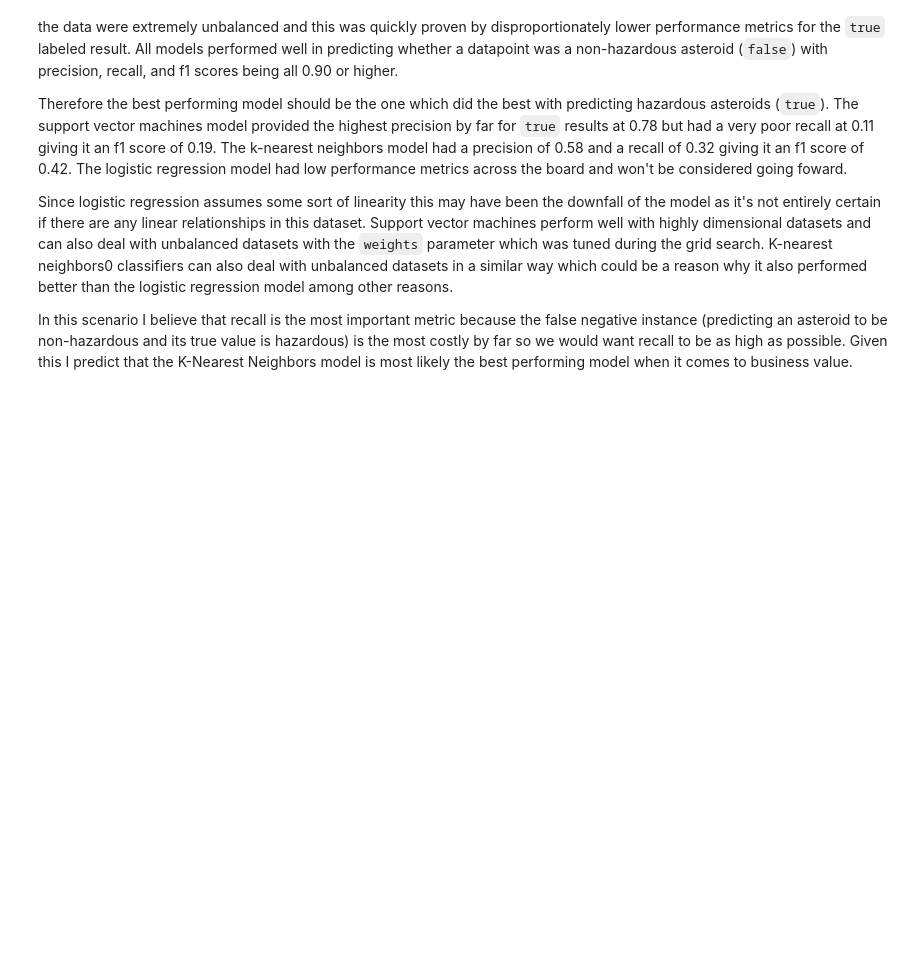
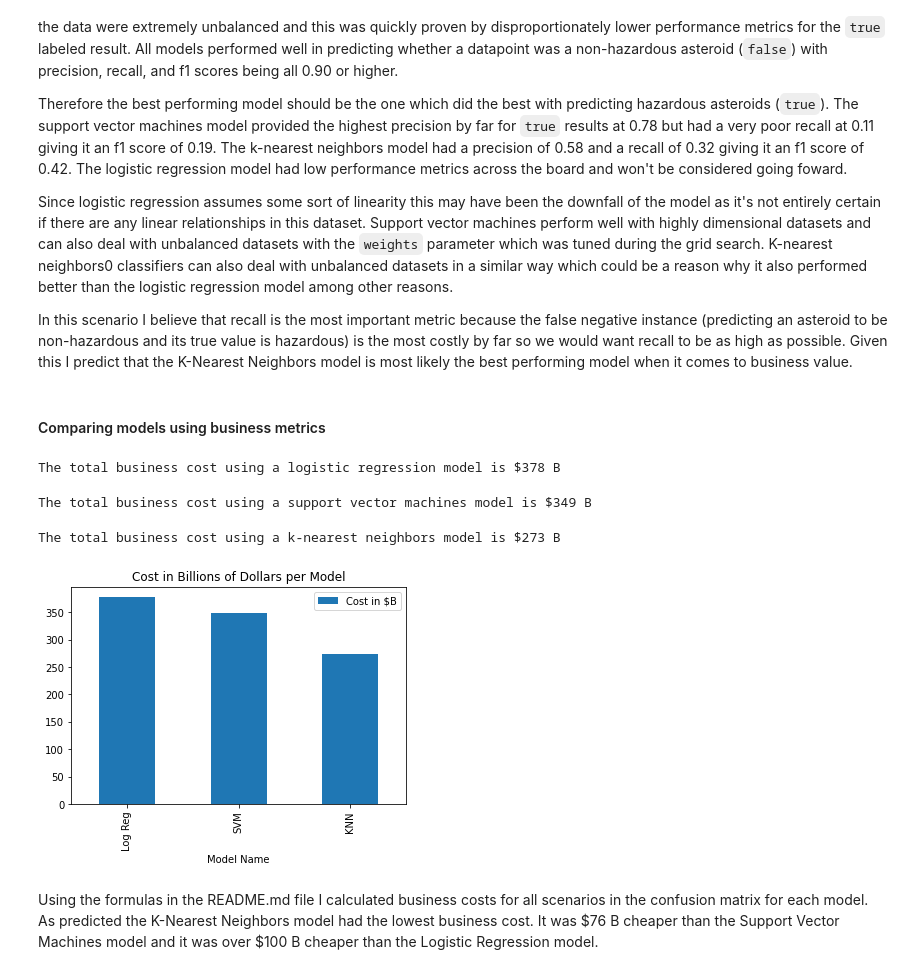
Before and after one commit to samarakoon-ryan/NASA-nearest-earth-objects-modeling, a Jupyter notebook: project_notebook.ipynb, the cells around one changed output. Drawn from its saved outputs; the diff is of its cells as text; code cells hidden in the pictures; blank space fills up the shorter version.

Commit message:
Compared models using business metrics

```diff
--- a/project_notebook.ipynb
+++ b/project_notebook.ipynb
@@ -698,3 +698,55 @@ Since logistic regression assumes some sort of linearity this may have been the
 
 
 In this scenario I believe that recall is the most important metric because the false negative instance (predicting an asteroid to be non-hazardous and its true value is hazardous) is the most costly by far so we would want recall to be as high as possible. Given this I predict that the K-Nearest Neighbors model is most likely the best performing model when it comes to business value.
+# %% [markdown]
+#### Comparing models using business metrics
+# %%
+# Logistic Regression Business Costs
+
+lr_true_non = 10
+lr_false_non = 10 + (5*(lr_cm[0][1]))
+lr_false_haz = 10 + (100*(lr_cm[1][0]))
+lr_true_haz = 10 + (5*(lr_cm[1][1]))
+
+lr_total_cost = (lr_true_non + lr_false_non + lr_false_haz + lr_true_haz) // 1000
+
+print(f'The total business cost using a logistic regression model is ${lr_total_cost} B')
+# %% [output]
+The total business cost using a logistic regression model is $378 B
+# %%
+# Support Vector Machines Business Costs
+
+svm_true_non = 10
+svm_false_non = 10 + (5*(svm_cm[0][1]))
+svm_false_haz = 10 + (100*(svm_cm[1][0]))
+svm_true_haz = 10 + (5*(svm_cm[1][1]))
+
+svm_total_cost = (svm_true_non + svm_false_non + svm_false_haz + svm_true_haz) // 1000
+
+print(f'The total business cost using a support vector machines model is ${svm_total_cost} B')
+# %% [output]
+The total business cost using a support vector machines model is $349 B
+# %%
+# K-Nearest Neighbors Business Costs
+
+knn_true_non = 10
+knn_false_non = 10 + (5*(knn_cm[0][1]))
+knn_false_haz = 10 + (100*(knn_cm[1][0]))
+knn_true_haz = 10 + (5*(knn_cm[1][1]))
+
+knn_total_cost = (knn_true_non + knn_false_non + knn_false_haz + knn_true_haz) // 1000
+
+print(f'The total business cost using a k-nearest neighbors model is ${knn_total_cost} B')
+# %% [output]
+The total business cost using a k-nearest neighbors model is $273 B
+# %%
+model_comp_names = ['Log Reg', 'SVM', 'KNN']
+model_costs = [lr_total_cost, svm_total_cost, knn_total_cost]
+
+model_comp = pd.DataFrame({'Model Name': model_comp_names, 'Cost in $B': model_costs})
+model_comp.plot.bar(x='Model Name', y='Cost in $B', title='Cost in Billions of Dollars per Model')
+plt.show()
+# %% [output]
+[figure, added]
+# %% [markdown]
+Using the formulas in the README.md file I calculated business costs for all scenarios in the confusion matrix for each model. As predicted the K-Nearest Neighbors model had the lowest business cost. It was \$76 B cheaper than the Support Vector Machines model and it was over \$100 B cheaper than the Logistic Regression model.
```
Also changed, not shown: parts of 3 cells of this notebook.
